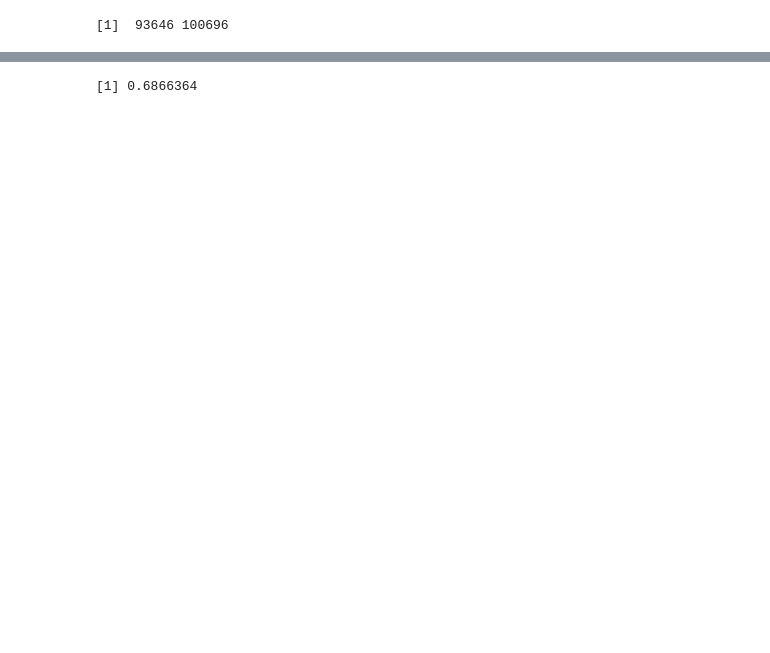
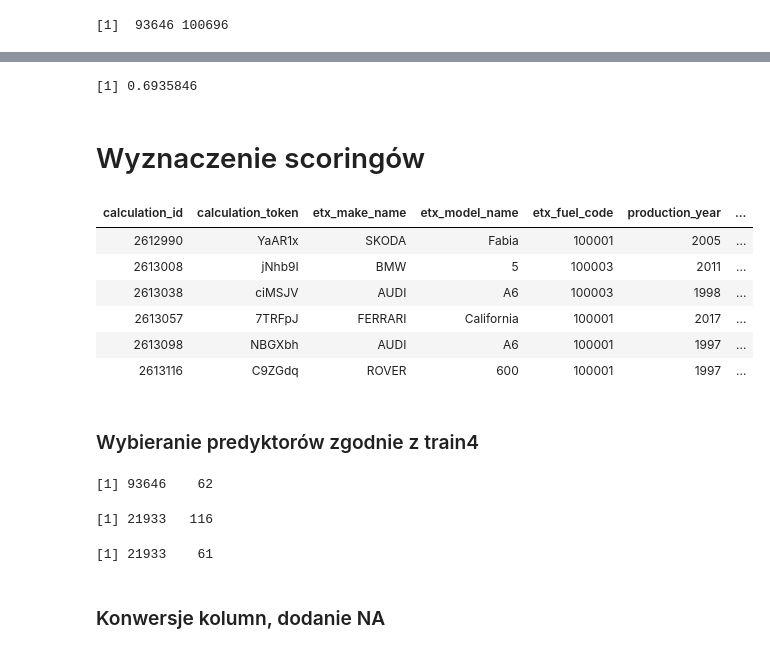
Before and after one commit to Noctiphobia/ABH-Classification, a Jupyter notebook: preproc_notebook.ipynb, the cells around one changed output, grey strips where cells are left out. Cells and saved outputs as stored; diff of their text form; code cells hidden in the pictures; blank space fills up the shorter version.

```diff
--- a/preproc_notebook.ipynb
+++ b/preproc_notebook.ipynb
@@ -892,4 +856,6 @@ plot.roc(r)
 # %%
-2*pROC::auc(r)-1
+2*pROC::auc(rxg)-1
 # %% [output]
-[1] 0.6866364
+[1] 0.6935846
+# %% [markdown]
+# Wyznaczenie scoringów
@@ -895,0 +864,22 @@ plot.roc(r)
+# %%
+test = read.table("Student-testowy.csv",sep=",",header=TRUE)
+# %%
+head(test)
+# %% [output]
+| calculation_id | calculation_token | etx_make_name | etx_model_name | etx_fuel_code | production_year | ... |
+| 2612990 | YaAR1x | SKODA | Fabia | 100001 | 2005 | ... |
+| 2613008 | jNhb9I | BMW | 5 | 100003 | 2011 | ... |
+| 2613038 | ciMSJV | AUDI | A6 | 100003 | 1998 | ... |
+| 2613057 | 7TRFpJ | FERRARI | California | 100001 | 2017 | ... |
+| 2613098 | NBGXbh | AUDI | A6 | 100001 | 1997 | ... |
+| 2613116 | C9ZGdq | ROVER | 600 | 100001 | 1997 | ... |
+# %% [markdown]
+### Wybieranie predyktorów zgodnie z train4
+# %%
+dim(train4)
+# %% [output]
+[1] 93646    62
+# %%
+dim(test)
+# %% [output]
+[1] 21933   116
@@ -895,0 +890,4 @@ plot.roc(r)
+# %%
+dim(test2)
+# %% [output]
+[1] 21933    61
@@ -895,0 +896,2 @@ plot.roc(r)
+# %% [markdown]
+### Konwersje kolumn, dodanie NA
```
Also changed, not shown: parts of 42 cells of this notebook.
